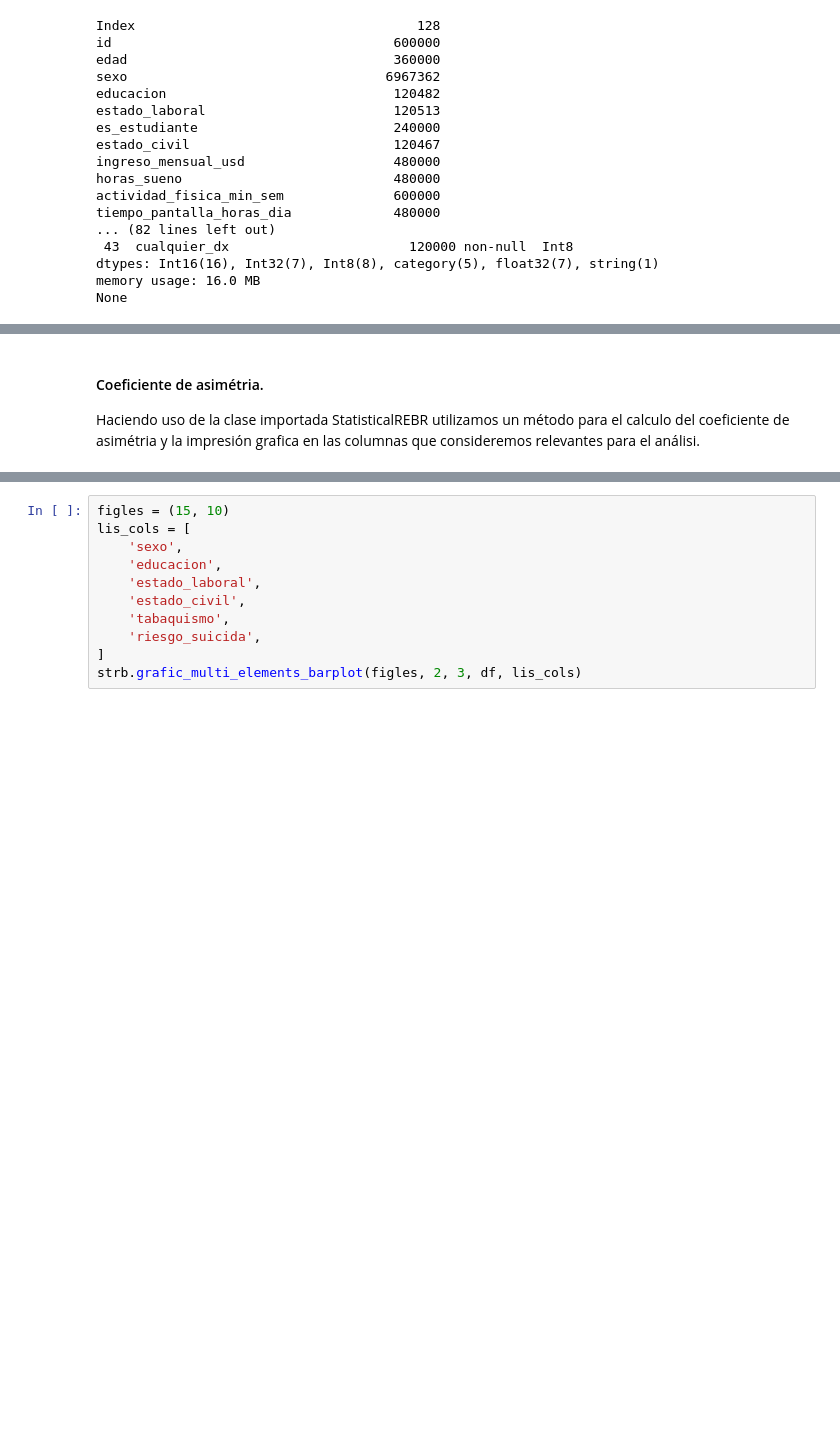
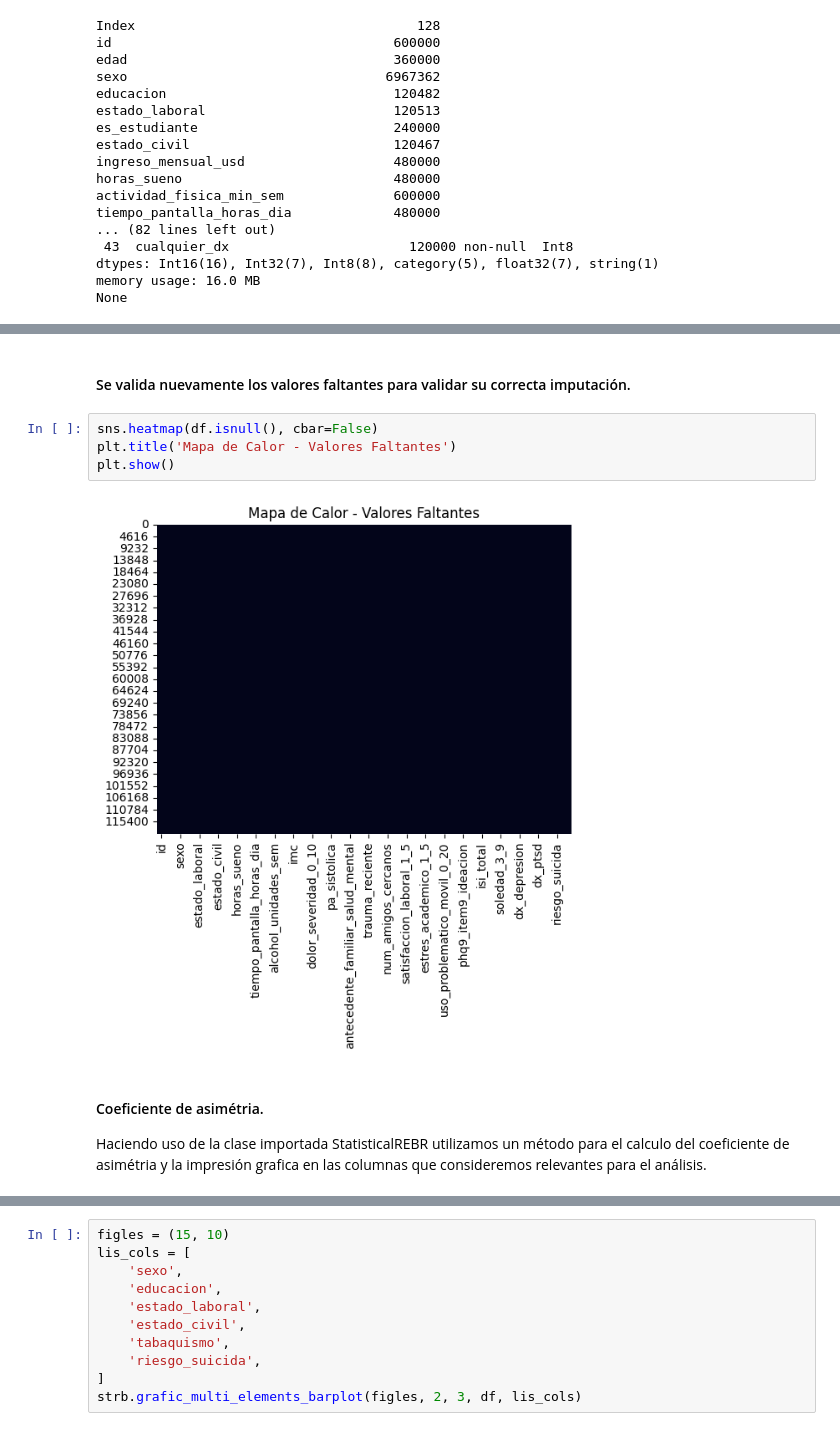
Before and after one commit to RonaldBarberi/data_science, a Jupyter notebook: DATA_SCIENCE_I/src/statics_descriptive.ipynb, the cells around one changed output, grey strips where cells are left out. Cells and saved outputs as stored; diff of their text form; blank space fills up the shorter version.

```diff
--- a/DATA_SCIENCE_I/src/statics_descriptive.ipynb
+++ b/DATA_SCIENCE_I/src/statics_descriptive.ipynb
@@ -111,6 +147,14 @@ None
+# %% [markdown]
+#### Se valida nuevamente los valores faltantes para validar su correcta imputación.
+# %%
+sns.heatmap(df.isnull(), cbar=False)
+plt.title('Mapa de Calor - Valores Faltantes')
+plt.show()
+# %% [output]
+[figure, added]
 # %% [markdown]
 #### Coeficiente de asimétria.
-Haciendo uso de la clase importada StatisticalREBR utilizamos un método para el calculo del coeficiente de asimétria y la impresión grafica en las columnas que consideremos relevantes para el análisi.
+Haciendo uso de la clase importada StatisticalREBR utilizamos un método para el calculo del coeficiente de asimétria y la impresión grafica en las columnas que consideremos relevantes para el análisis.
 # %%
 list_col_cuantitative = [
     'edad',
```
Also changed, not shown: parts of 8 cells of this notebook, 1 other file.
